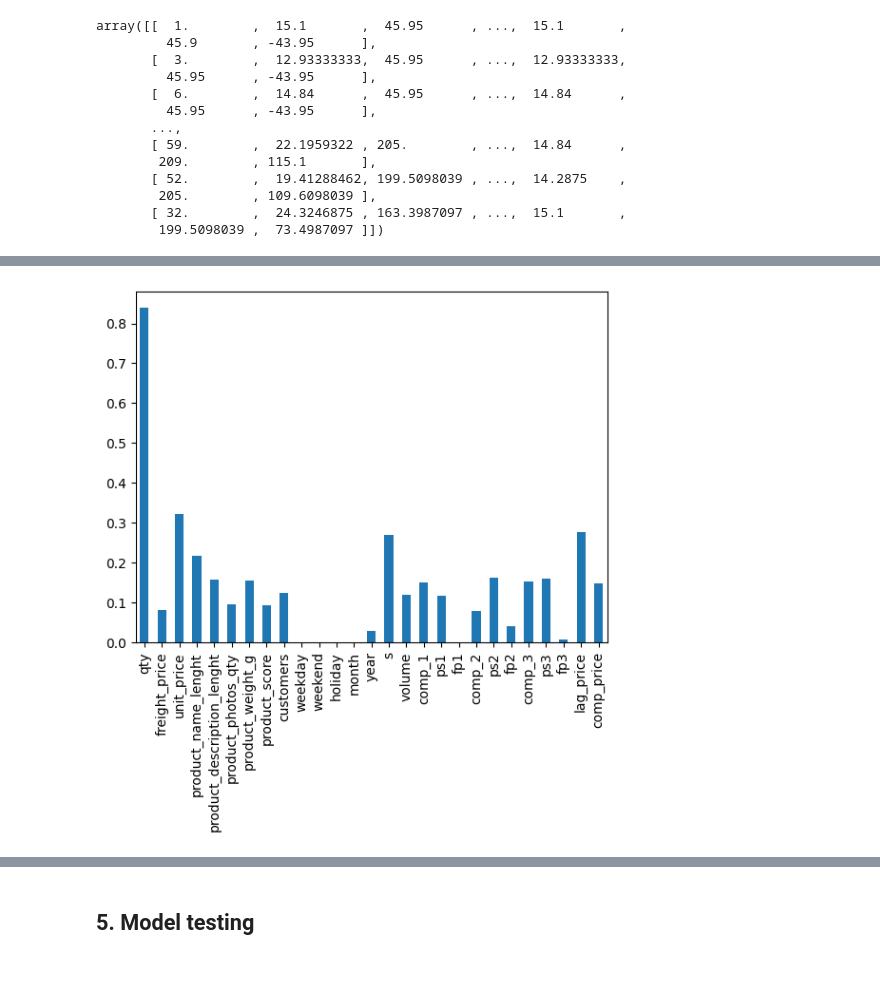
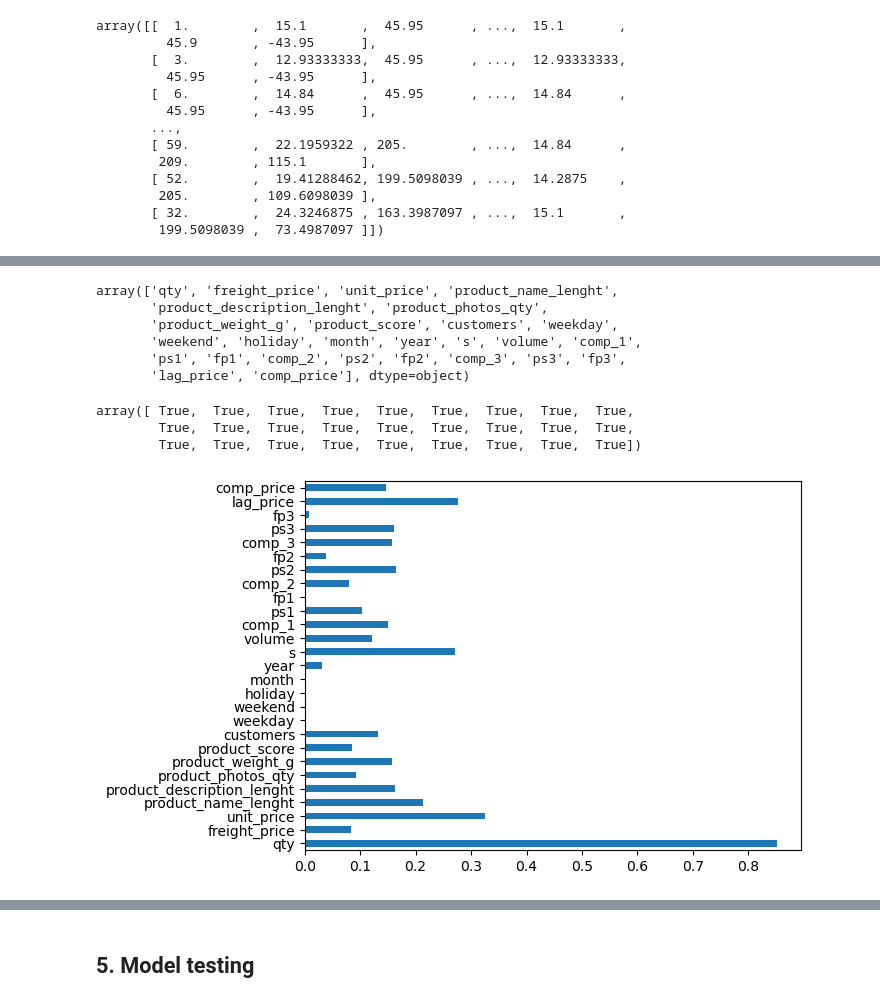
Before and after one commit to M-Hamza380/Retail-Price-Optimization, a Jupyter notebook: Retail Price Optimization.ipynb, the cells around one changed output, grey strips where cells are left out. Saved outputs shown, nothing was run; the diff lists cells and outputs as text; code cells hidden in the pictures; blank space fills up the shorter version.

```diff
--- a/Retail Price Optimization.ipynb
+++ b/Retail Price Optimization.ipynb
@@ -444,7 +443,8 @@ X.shape
 # %% [output]
 (676, 27)
 # %%
-vt = VarianceThreshold(threshold=(.7 * (1 - .7)))
+# Find zero variance features of X
+vt = VarianceThreshold(threshold=0.0)
 vt.fit_transform(X)
 # %% [output]
 array([[  1.        ,  15.1       ,  45.95      , ...,  15.1       ,
@@ -463,11 +484,28 @@ array([[  1.        ,  15.1       ,  45.95      , ...,  15.1       ,
+# %%
+# Column names you get
+vt.get_feature_names_out()
+# %% [output]
+array(['qty', 'freight_price', 'unit_price', 'product_name_lenght',
+       'product_description_lenght', 'product_photos_qty',
+       'product_weight_g', 'product_score', 'customers', 'weekday',
+       'weekend', 'holiday', 'month', 'year', 's', 'volume', 'comp_1',
+       'ps1', 'fp1', 'comp_2', 'ps2', 'fp2', 'comp_3', 'ps3', 'fp3',
+       'lag_price', 'comp_price'], dtype=object)
+# %%
+# Columns
+vt.get_support()
+# %% [output]
+array([ True,  True,  True,  True,  True,  True,  True,  True,  True,
+        True,  True,  True,  True,  True,  True,  True,  True,  True,
+        True,  True,  True,  True,  True,  True,  True,  True,  True])
 # %%
 mi = mutual_info_regression(X, y)
 # %%
 imp = pd.Series(mi, X.columns[0:len(X.columns)])
 # %%
-imp.plot(kind='bar')
+imp.plot(kind='barh')
 plt.show()
 # %% [output]
-[figure, old version]
+[figure, new version]
 # %%
 # Split features into X and y
```
Also changed, not shown: parts of 48 cells of this notebook.
